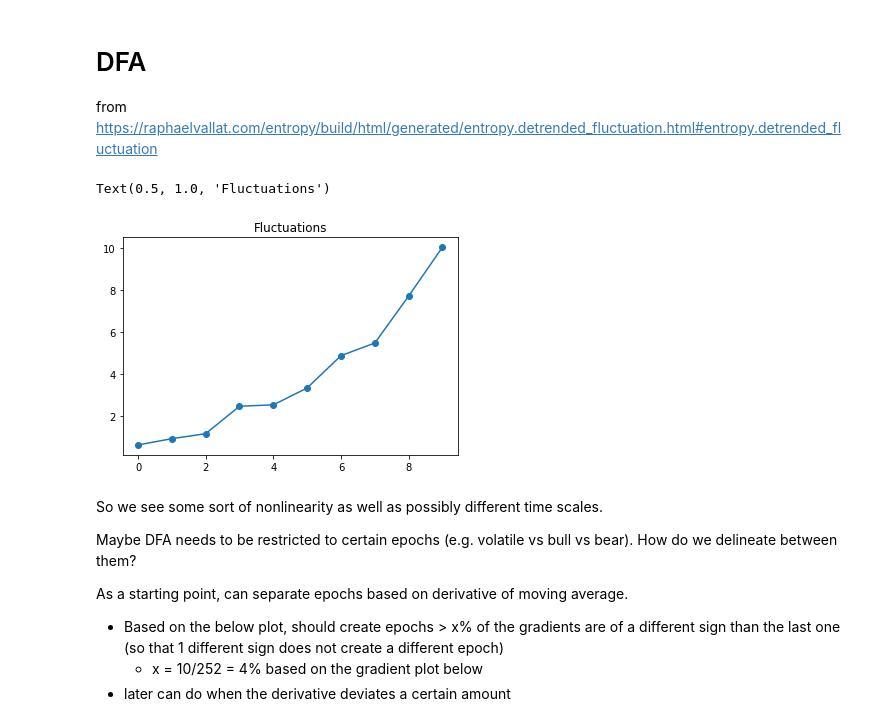
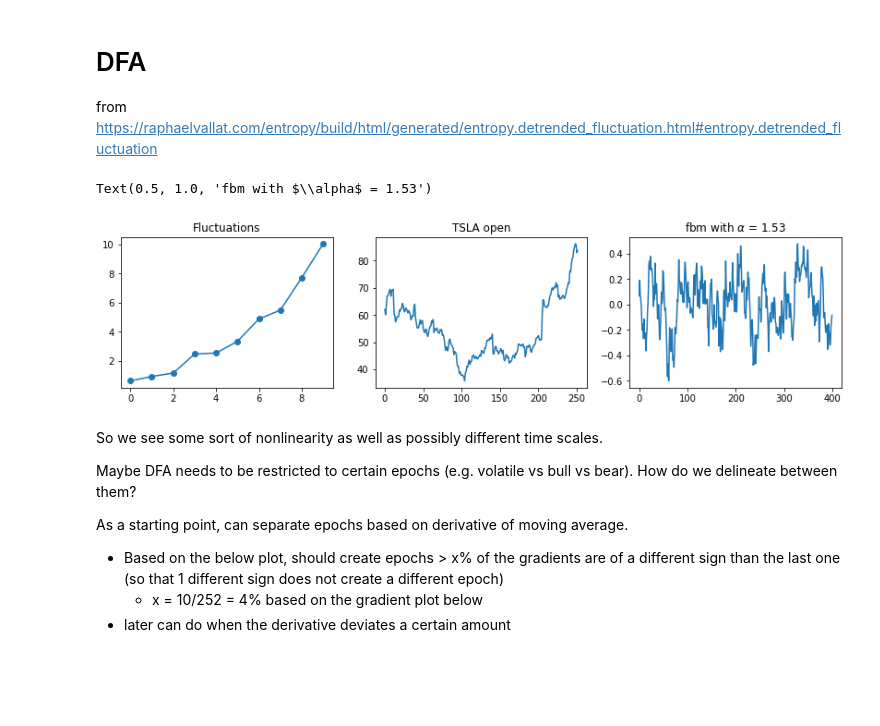
Before and after one commit to bfbarry/quant, a Jupyter notebook: notebooks/SSAandClustering.ipynb, the cells around one changed output. Saved outputs shown, nothing was run; the diff lists cells and outputs as text; code cells hidden in the pictures; blank space fills up the shorter version.

```diff
--- a/SSAandClustering.ipynb
+++ b/notebooks/SSAandClustering.ipynb
@@ -60,3 +65 @@ tech_tickers.shape
-# %%
-a = list(tech_tickers['ticker'])
 # %% [markdown]
@@ -225,13 +266,24 @@ def dfa(x):
     else:
         dfa, _ = _linear_regression(np.log(nvals), np.log(fluctuations))
     return dfa, fluctuations
-# %%
-alpha, flux = dfa(data)
-plt.plot(flux, 'o-')
-plt.title('Fluctuations')
-# %% [output]
-Text(0.5, 1.0, 'Fluctuations')
-[figure, removed]
+# %%
+alpha, flux = dfa(data)
+fbm = []
+for i in range(20):
+    fbm.append(sim.sim_powerlaw(n_seconds=20, fs=20, f_range = [0.1, 9], exponent=-1.5)) #really need to make own fbm
+
+avg_fbm = np.array(fbm).mean(0)
+
+plt.figure(figsize=(14,3))
+plt.subplot(1,3,1)
+plt.plot(flux, 'o-'); plt.title('Fluctuations')
+plt.subplot(1,3,2)
+plt.plot(data); plt.title('TSLA open')
+plt.subplot(1,3,3)
+plt.plot(avg_fbm); plt.title('fbm with '+ r'$\alpha$ = '+str(round(alpha,2)))
+# %% [output]
+Text(0.5, 1.0, 'fbm with $\\alpha$ = 1.53')
+[figure, added]
 # %% [markdown]
 So we see some sort of nonlinearity as well as possibly different time scales.
 
```
Also changed, not shown: parts of 11 cells of this notebook, 5 other files.
